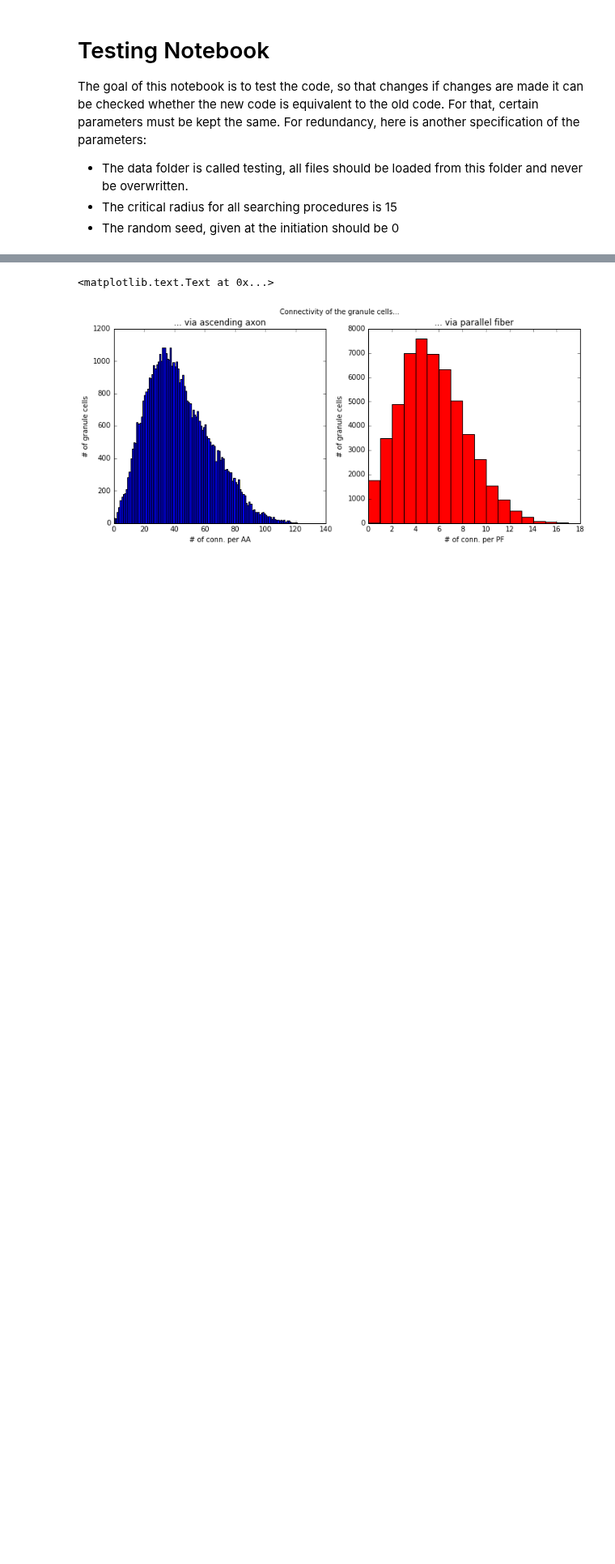
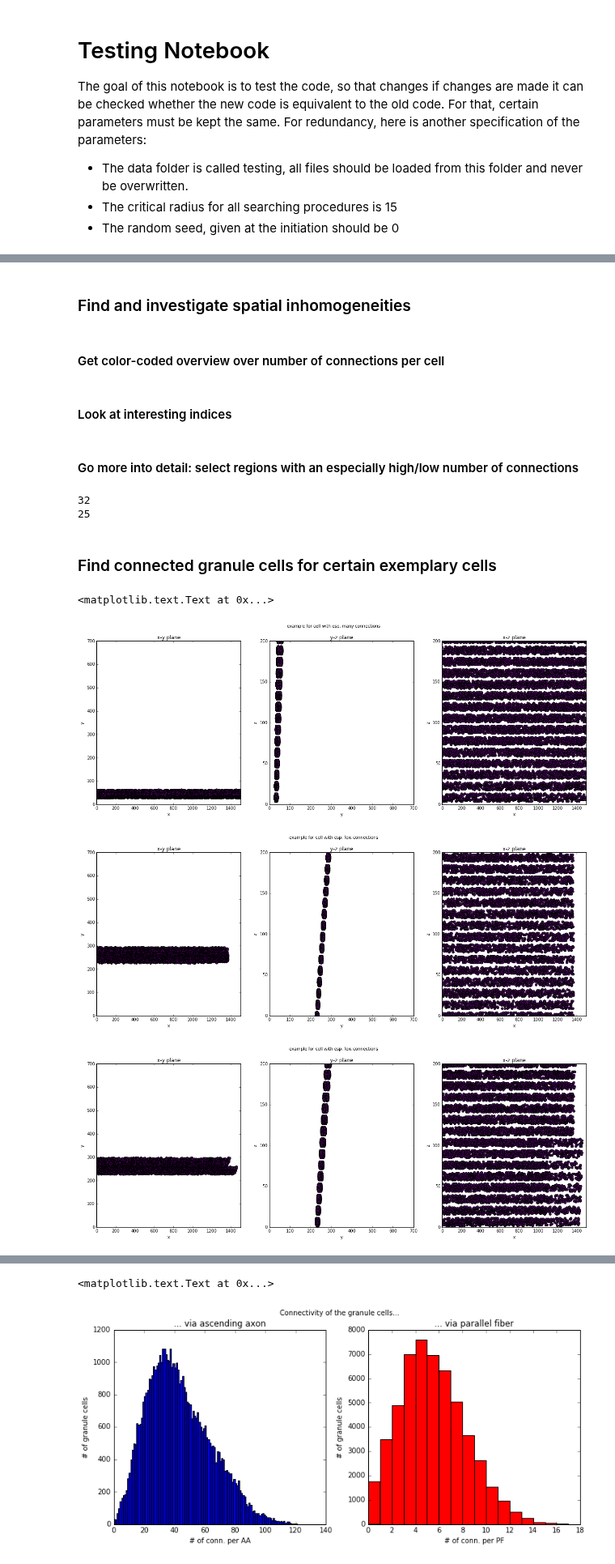
Before and after one commit to CNS-OIST/pycabnn, a Jupyter notebook: Test_Code_Notebook.ipynb, the cells around one changed output, grey strips where cells are left out. Shown at 81% size. Cells and saved outputs as stored; diff of their text form; code cells hidden in the pictures; blank space fills up the shorter version.

```diff
--- a/Test_Code_Notebook.ipynb
+++ b/Test_Code_Notebook.ipynb
@@ -98,0 +253,4 @@ def plot3d (ax, dat, *args, **kwargs):
+# %%
+#cell coordinates
+gol = read_in_coordfile(path_full + 'GoCcoordinates.sorted.dat')
+gran = read_in_coordfile(path_full + 'GoCcoordinates.sorted.dat')
@@ -98,0 +299,4 @@ def plot3d (ax, dat, *args, **kwargs):
+# %% [markdown]
+### Find and investigate spatial inhomogeneities
+# %% [markdown]
+#### Get color-coded overview over number of connections per cell
@@ -98,0 +305,2 @@ def plot3d (ax, dat, *args, **kwargs):
+# %% [markdown]
+#### Look at interesting indices
@@ -98,0 +324,32 @@ def plot3d (ax, dat, *args, **kwargs):
+# %% [markdown]
+#### Go more into detail: select regions with an especially high/low number of connections
+# %%
+hc_str = select_region(gol, np.asarray(ta_pf), [1200,1500], [0, 700], [100, 200], [13000, 14000])
+lc_str = select_region(gol, np.asarray(ta_pf), [800,1000], [150, 550], [100, 200], [0, 10000])
+plot_point_count_stats(gol, idx = hc_str, D3 = False, setdims2D=[1500,700,200])
+plt.suptitle('Example for cells in region with high conn')
+plot_point_count_stats(gol, idx = lc_str, D3 = False, setdims2D=[1500,700,200])
+plt.suptitle('Ex')  plt.suptitle('Example for cells in region with low conn')
+# %% [output]
+32
+25
+# %% [markdown]
+### Find connected granule cells for certain exemplary cells
+# %%
+#The following test indices are examples for cells from the high/low conn region from the previous section,
+# but this array can be replaced arbitrarily
+test_idx = np.concatenate((on_str[:5], off_str[:5]))
+pf2, npf2= unique_con_per_cell_multifile(path_full+'PFtoGoCtarget',path_full+'PFtoGoCsource', '.dat', test_idx)
+# %%
+#plot the granule cells
+plot_point_count_stats (gran, counts = [1], idx = np.asarray(pf2[0]), D3 = False, D2 = True, setdims2D=[1500,700,200])
+plt.suptitle('example for cell with esp. many connections')
+plot_point_count_stats (gran, counts = [1], idx = np.asarray(pf2[7]), D3 = False, D2 = True, setdims2D=[1500,700,200])
+plt.suptitle('example for cell with esp. few connections')
+plot_point_count_stats (gran, counts = [1], idx = np.asarray(pf2[8]), D3 = False, D2 = True, setdims2D=[1500,700,200])
+plt.suptitle('example for cell with esp. few connections')
+# %% [output]
+<matplotlib.text.Text at 0x...>
+[figure, added]
+[figure, added]
+[figure, added]
```
Also changed, not shown: parts of 39 cells of this notebook.
